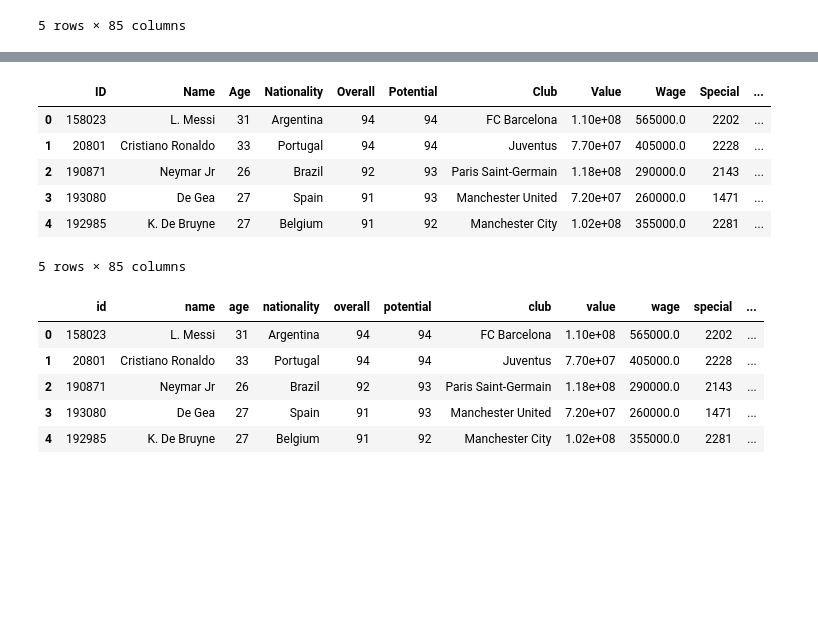
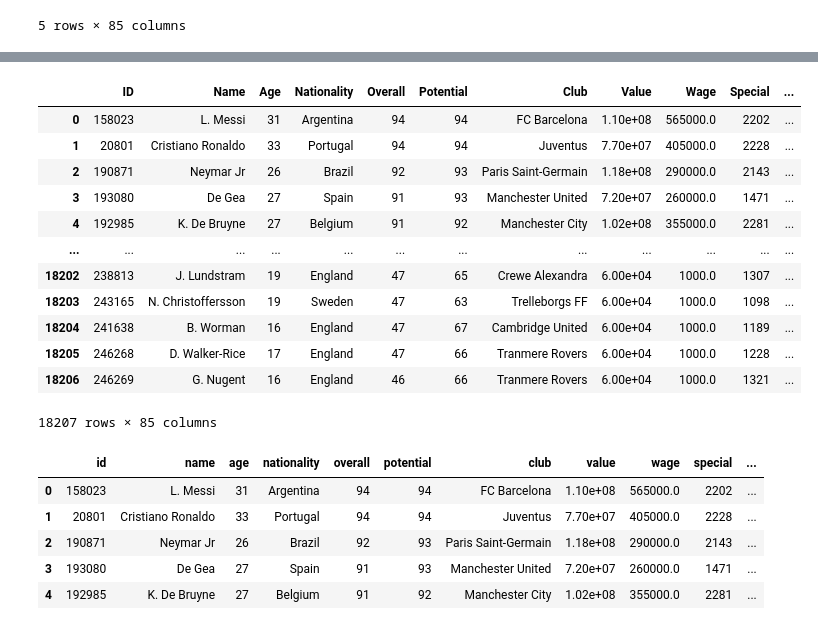
Before and after one commit to rafaelhamer/DSWP, a Jupyter notebook: Fifa.ipynb, the cells around one changed output, grey strips where cells are left out. Saved outputs shown, nothing was run; the diff lists cells and outputs as text; code cells hidden in the pictures; blank space fills up the shorter version.

```diff
--- a/Fifa.ipynb
+++ b/Fifa.ipynb
@@ -82,30 +82,38 @@ dtype: object
 # %%
 pd.set_option('max_rows', 10)
 pd.set_option('display.precision', 2)
 
 # 4) Se alguma variávável/atributo é do tipo string (object) e supostamente deveria ser numérica, como alteramos o tipo?
 
 def converte(euros):
-  if euros.find("M") > 0:
-    f_valor = float(euros.replace("M","").replace("€","")) * 1000000
-  elif euros.find("K") > 0:
-    f_valor = float(euros.replace("K","").replace("€","")) * 1000
+  euros=euros.replace('€','')
+
+  if euros.find('M') > 0:
+    f_valor = float(euros.replace('M','')) * 1000000
+  elif euros.find('K') > 0:
+    f_valor = float(euros.replace('K','')) * 1000
   else:
-    f_valor = float(euros.replace("€",""))
+    f_valor = float(euros)
+
   return f_valor
 
-df_fifa['Value'] = df_fifa['Value'].apply(lambda x: converte(x))
-df_fifa['Wage'] = df_fifa['Wage'].apply(lambda x: converte(x))
-#df_fifa["Release Clause"] = df_fifa["Release Clause"].apply(lambda x: converte(x))
-df_fifa.head()
+df_fifa['Value'] = df_fifa['Value'].apply(converte)
+df_fifa['Wage'] = df_fifa['Wage'].apply(converte)
+df_fifa
 # %% [output]
 |  | ID | Name | Age | Nationality | Overall | Potential | Club | Value | Wage | Special | ... |
 | 0 | 158023 | L. Messi | 31 | Argentina | 94 | 94 | FC Barcelona | 1.10e+08 | 565000.0 | 2202 | ... |
 | 1 | 20801 | Cristiano Ronaldo | 33 | Portugal | 94 | 94 | Juventus | 7.70e+07 | 405000.0 | 2228 | ... |
 | 2 | 190871 | Neymar Jr | 26 | Brazil | 92 | 93 | Paris Saint-Germain | 1.18e+08 | 290000.0 | 2143 | ... |
 | 3 | 193080 | De Gea | 27 | Spain | 91 | 93 | Manchester United | 7.20e+07 | 260000.0 | 1471 | ... |
 | 4 | 192985 | K. De Bruyne | 27 | Belgium | 91 | 92 | Manchester City | 1.02e+08 | 355000.0 | 2281 | ... |
+| ... | ... | ... | ... | ... | ... | ... | ... | ... | ... | ... | ... |
+| 18202 | 238813 | J. Lundstram | 19 | England | 47 | 65 | Crewe Alexandra | 6.00e+04 | 1000.0 | 1307 | ... |
+| 18203 | 243165 | N. Christoffersson | 19 | Sweden | 47 | 63 | Trelleborgs FF | 6.00e+04 | 1000.0 | 1098 | ... |
+| 18204 | 241638 | B. Worman | 16 | England | 47 | 67 | Cambridge United | 6.00e+04 | 1000.0 | 1189 | ... |
+| 18205 | 246268 | D. Walker-Rice | 17 | England | 47 | 66 | Tranmere Rovers | 6.00e+04 | 1000.0 | 1228 | ... |
+| 18206 | 246269 | G. Nugent | 16 | England | 46 | 66 | Tranmere Rovers | 6.00e+04 | 1000.0 | 1321 | ... |
-5 rows × 85 columns
+18207 rows × 85 columns
 # %%
 # 5) Normalize os nomes das colunas, ou seja, renomeie o nome das colunas para minúsculo;
 
```
Also changed, not shown: parts of 3 cells of this notebook.
